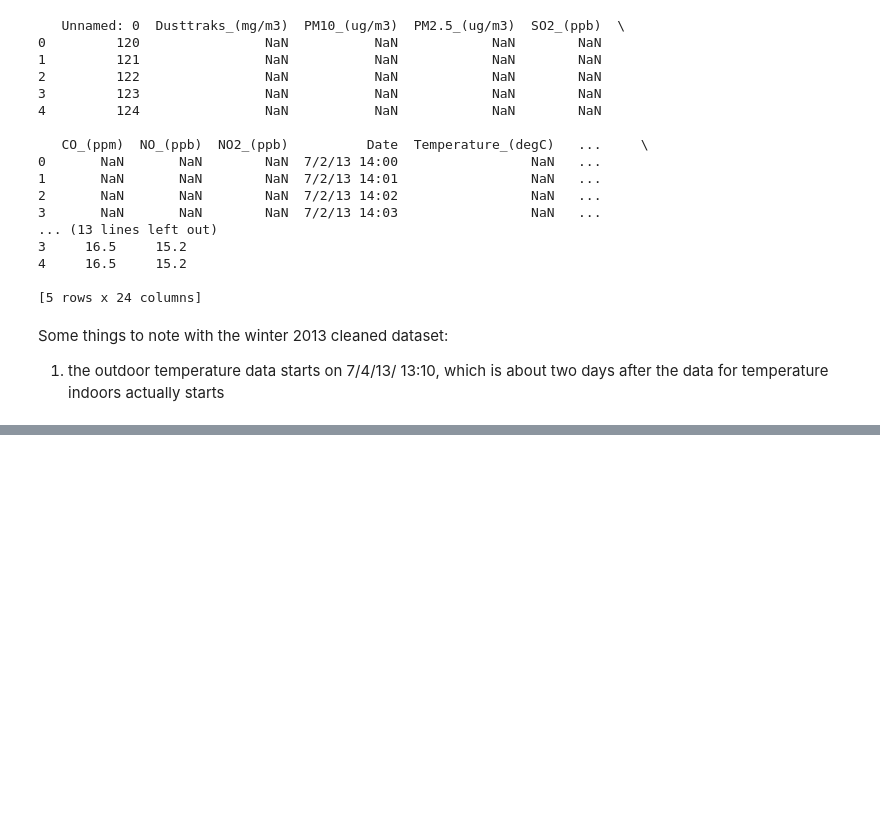
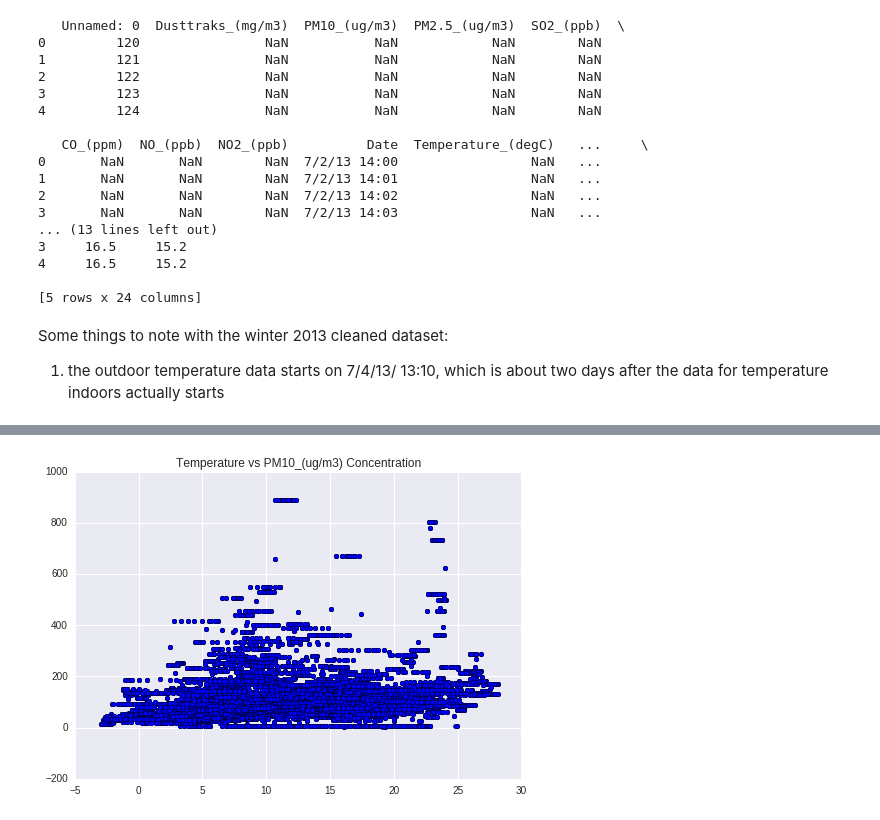
Before and after one commit to BrennaManning/DataScience2016FP, a Jupyter notebook: Beginnings-Mack.ipynb, the cells around one changed output, grey strips where cells are left out. Saved outputs shown, nothing was run; the diff lists cells and outputs as text; code cells hidden in the pictures; blank space fills up the shorter version.

```diff
--- a/Beginnings-Mack.ipynb
+++ b/Beginnings-Mack.ipynb
@@ -100,7 +108,9 @@ plt.scatter(df2['Temperature_(degC)'], df2['Dusttraks_(mg/m3)'])
 # %%
 def scatter_temp_particles(df, dusttraks):
     plt.scatter(df['Temperature_(degC)'], df[dusttraks])
     plt.title('Temperature vs ' + dusttraks + ' Concentration' )
 
-scatter_temp_particles(df2, 'PM10_(ug/m3)')
+scatter_temp_particles(df, 'PM10_(ug/m3)')
+# %% [output]
+[figure, added]
 # %%
```
Also changed, not shown: parts of 9 cells of this notebook, 2 other files.
